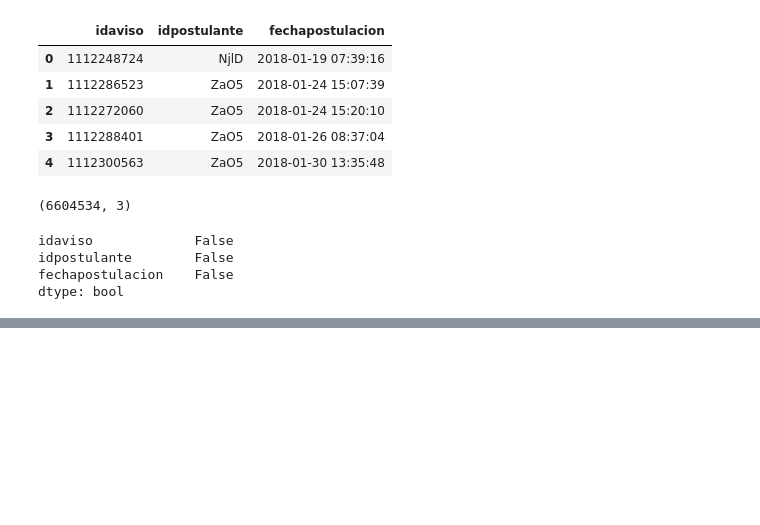
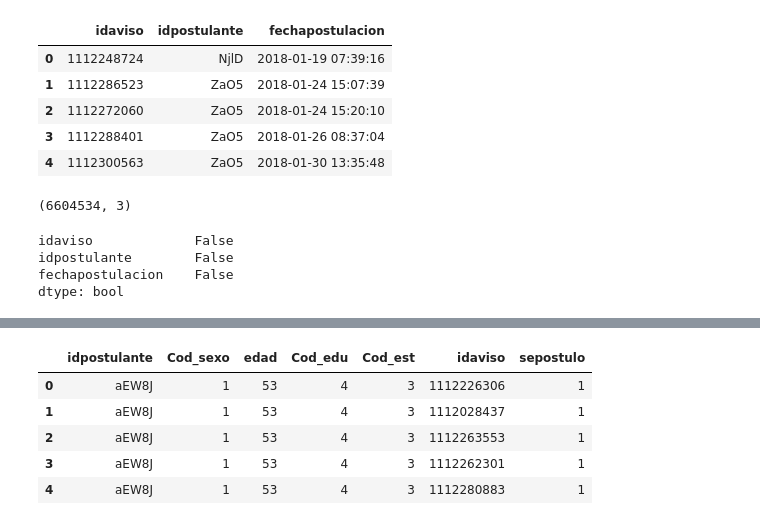
Before and after one commit to Mariano95/Analisis-exploratorio-de-datos, a Jupyter notebook: TP2.ipynb, the cells around one changed output, grey strips where cells are left out. Cells and saved outputs as stored; diff of their text form; code cells hidden in the pictures; blank space fills up the shorter version.

```diff
--- a/TP2.ipynb
+++ b/TP2.ipynb
@@ -263,0 +287,17 @@ dtype: bool
+# %%
+#Todas las postulaciones historicas
+
+postulantes = postulantes.drop(['sexo','educacion','estado'],axis=1)
+postulaciones_historico = pd.merge(postulantes,postulaciones[['idaviso','idpostulante']],on='idpostulante',how='inner')
+# %%
+#Agrego label para indicar si se postulo o no, en este caso todos se postularon
+
+postulaciones_historico['sepostulo'] = 1
+postulaciones_historico.head()
+# %% [output]
+|  | idpostulante | Cod_sexo | edad | Cod_edu | Cod_est | idaviso | sepostulo |
+| 0 | aEW8J | 1 | 53 | 4 | 3 | 1112226306 | 1 |
+| 1 | aEW8J | 1 | 53 | 4 | 3 | 1112028437 | 1 |
+| 2 | aEW8J | 1 | 53 | 4 | 3 | 1112263553 | 1 |
+| 3 | aEW8J | 1 | 53 | 4 | 3 | 1112262301 | 1 |
+| 4 | aEW8J | 1 | 53 | 4 | 3 | 1112280883 | 1 |
```
Also changed, not shown: parts of 48 cells of this notebook.
